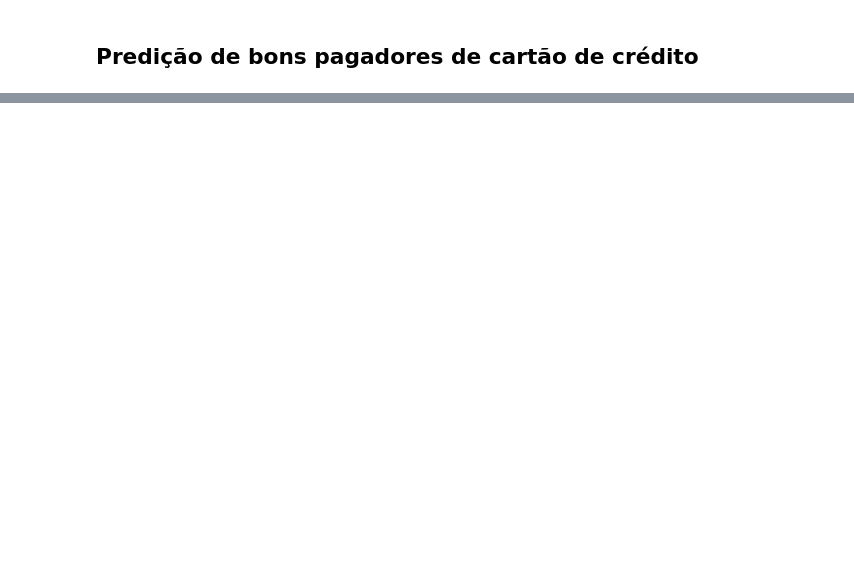
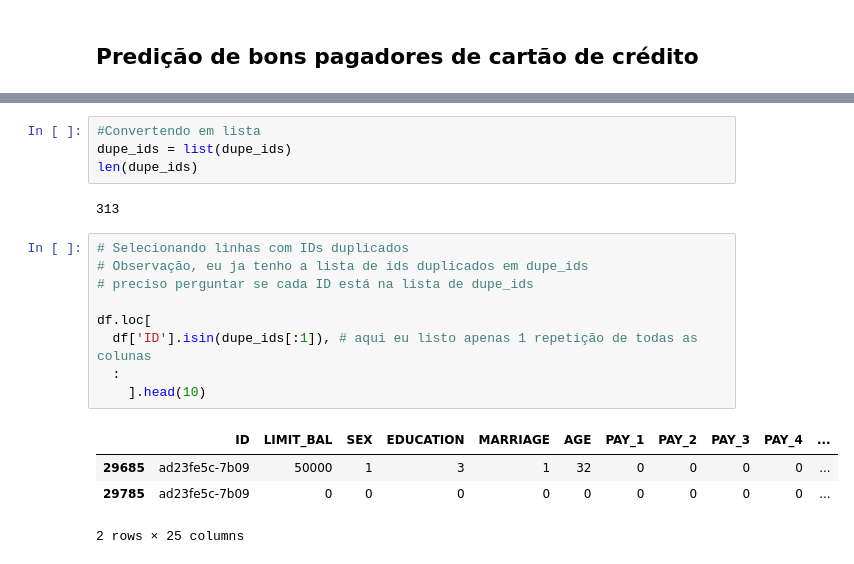
Before and after one commit to asMoises/proj_inadinplencia, a Jupyter notebook: notebooks/analise-inadimp.ipynb, the cells around one changed output, grey strips where cells are left out. Drawn from its saved outputs; the diff is of its cells as text; blank space fills up the shorter version.

```diff
--- a/notebooks/analise-inadimp.ipynb
+++ b/notebooks/analise-inadimp.ipynb
@@ -235,0 +143,20 @@ df_clean_1[:5]
+# %%
+#Convertendo em lista
+dupe_ids = list(dupe_ids)
+len(dupe_ids)
+# %% [output]
+313
+# %%
+# Selecionando linhas com IDs duplicados
+# Observação, eu ja tenho a lista de ids duplicados em dupe_ids
+# preciso perguntar se cada ID está na lista de dupe_ids
+
+df.loc[
+  df['ID'].isin(dupe_ids[:1]), # aqui eu listo apenas 1 repetição de todas as colunas
+  :
+    ].head(10)
+# %% [output]
+|  | ID | LIMIT_BAL | SEX | EDUCATION | MARRIAGE | AGE | PAY_1 | PAY_2 | PAY_3 | PAY_4 | ... |
+| 29685 | ad23fe5c-7b09 | 50000 | 1 | 3 | 1 | 32 | 0 | 0 | 0 | 0 | ... |
+| 29785 | ad23fe5c-7b09 | 0 | 0 | 0 | 0 | 0 | 0 | 0 | 0 | 0 | ... |
+2 rows × 25 columns
```
Also changed, not shown: parts of 46 cells of this notebook.
